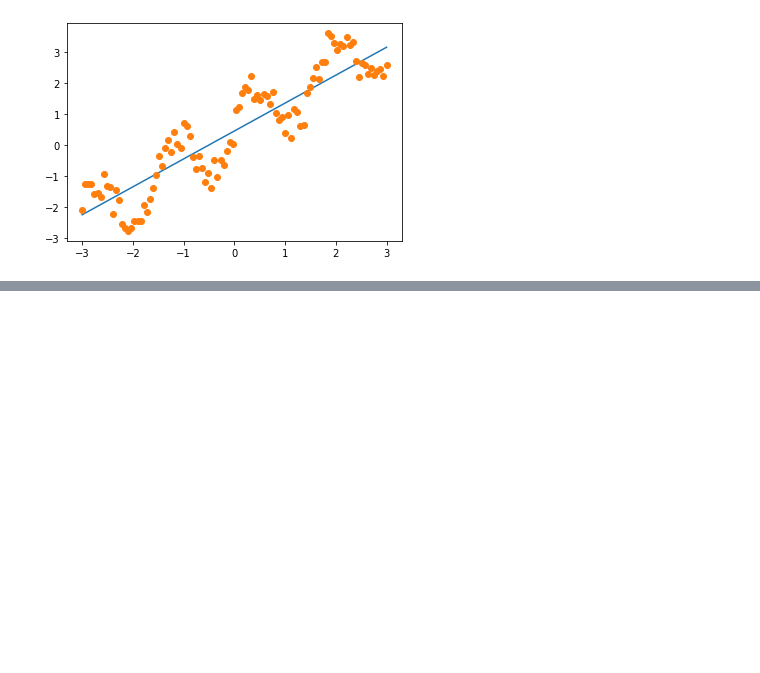
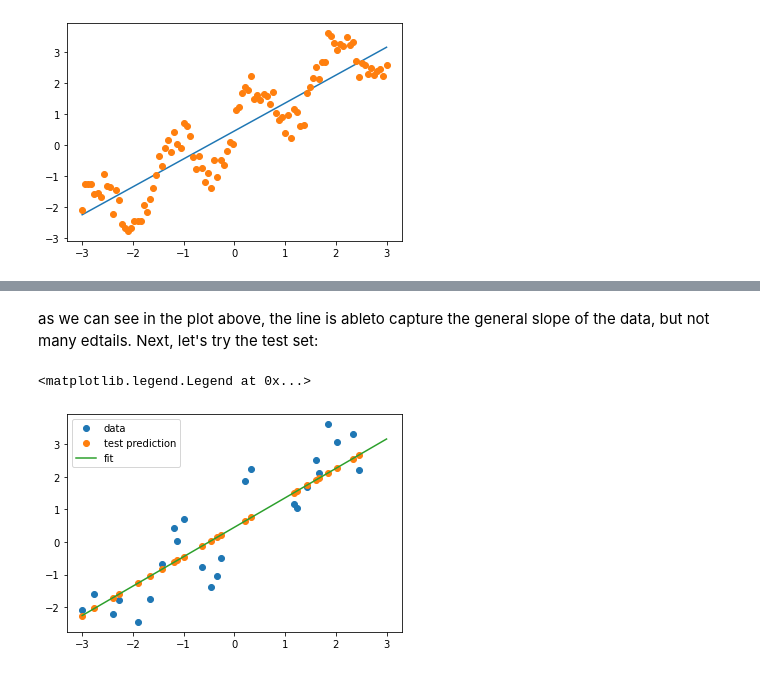
Before and after one commit to soroushfathi/ML-Notebook, a Jupyter notebook: 07-Linear-Reggression.ipynb, the cells around one changed output, grey strips where cells are left out. Saved outputs shown, nothing was run; the diff lists cells and outputs as text; code cells hidden in the pictures; blank space fills up the shorter version.

```diff
--- a/07-Linear-Reggression.ipynb
+++ b/07-Linear-Reggression.ipynb
@@ -39,0 +50,12 @@ plt.plot(X, y, 'o')
+# %% [markdown]
+as we can see in the plot above, the line is ableto capture the general slope of the data, but not many edtails.
+Next, let's try the test set:
+# %%
+ytest_predict = regressor.predict(X_test)
+plt.plot(X_test, Y_test, 'o', label='data')
+plt.plot(X_test, ytest_predict, 'o', label='test prediction')
+plt.plot([X.min(), X.max()], [min_pt, max_pt], label='fit')
+plt.legend(loc='best')
+# %% [output]
+<matplotlib.legend.Legend at 0x...>
+[figure, added]
```
Also changed, not shown: parts of 5 cells of this notebook.
